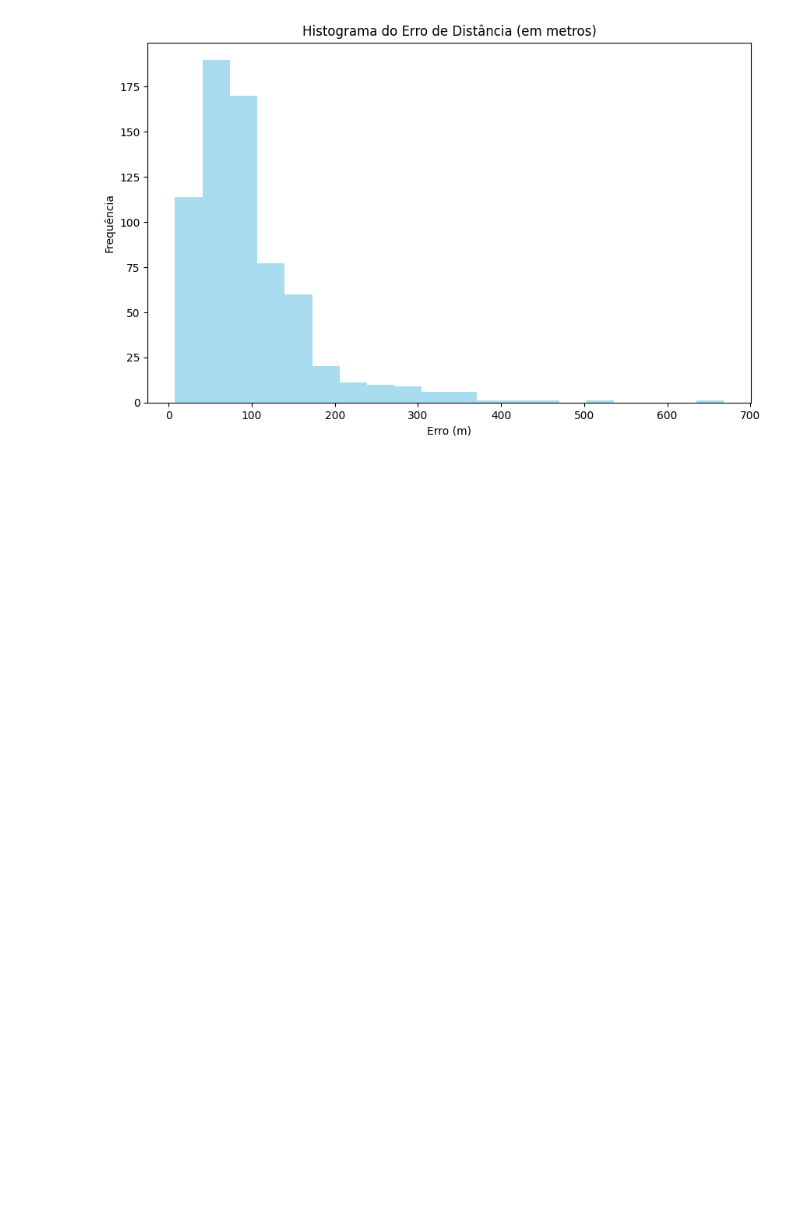
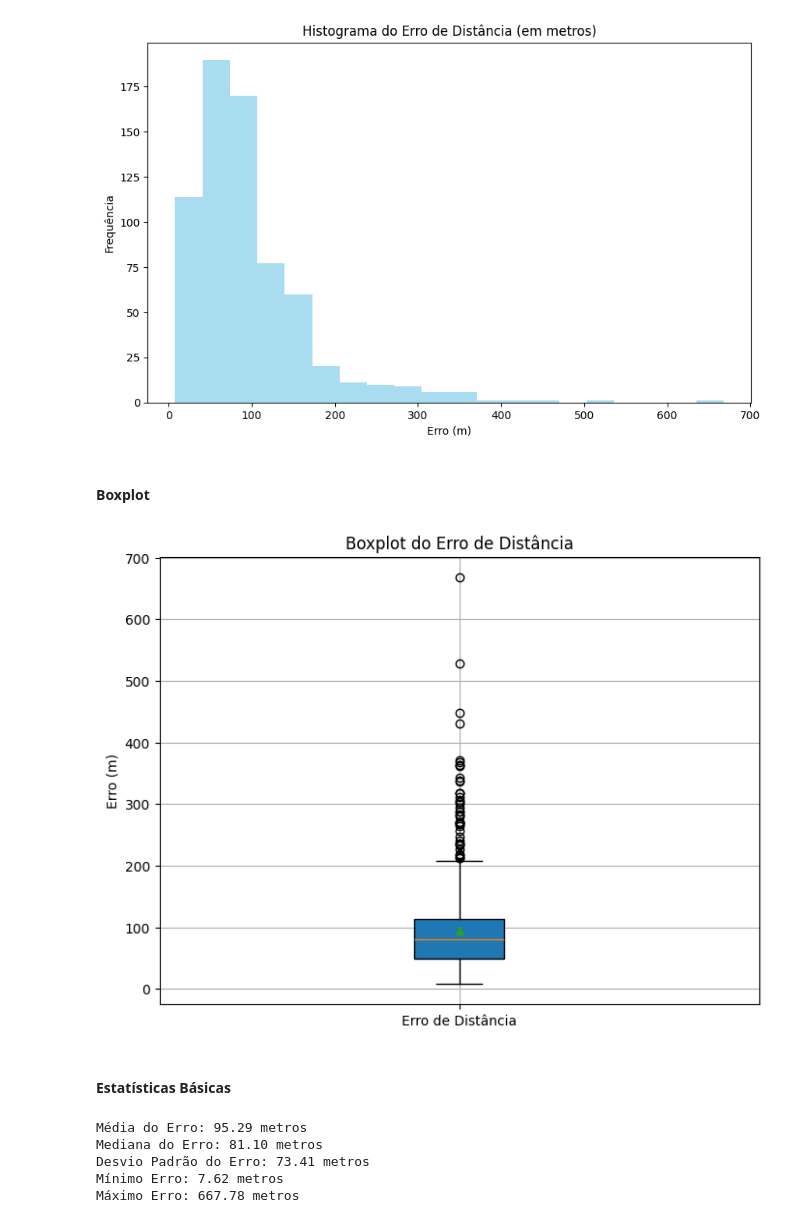
Before and after one commit to BiancaCarneiro/RSS-trilateration, a Jupyter notebook: notebooks/knn_trailateration.ipynb, the cells around one changed output. Drawn from its saved outputs; the diff is of its cells as text; code cells hidden in the pictures; blank space fills up the shorter version.

```diff
--- a/notebooks/knn_trailateration.ipynb
+++ b/notebooks/knn_trailateration.ipynb
@@ -183,3 +185,48 @@ plt.ylabel('Frequência')
 plt.show()
 # %% [output]
 [figure]
+# %% [markdown]
+#### Boxplot
+# %%
+import matplotlib.pyplot as plt
+import numpy as np
+
+# Usando Haversine para calcular erros em metros e não em graus
+erros = [haversine(lat_true[i], lon_true[i], lat_pred[i], lon_pred[i]) for i in range(len(lat_true))]
+
+# Plotando o boxplot dos erros
+plt.figure(figsize=(8, 6))
+plt.boxplot(erros, vert=True, patch_artist=True, showmeans=True)
+plt.title('Boxplot do Erro de Distância')
+plt.ylabel('Erro (m)')
+plt.xticks([1], ['Erro de Distância'])
+plt.grid(True)
+plt.show()
+# %% [output]
+[figure, added]
+# %% [markdown]
+#### Estatísticas Básicas
+# %%
+import numpy as np
+
+# Calculando estatísticas básicas dos erros
+media_erro = np.mean(erros)
+mediana_erro = np.median(erros)
+desvio_padrao_erro = np.std(erros)
+min_erro = np.min(erros)
+max_erro = np.max(erros)
+q1_erro = np.percentile(erros, 25)
+q3_erro = np.percentile(erros, 75)
+
+# Exibindo as estatísticas
+print(f"Média do Erro: {media_erro:.2f} metros")
+print(f"Mediana do Erro: {mediana_erro:.2f} metros")
+print(f"Desvio Padrão do Erro: {desvio_padrao_erro:.2f} metros")
+print(f"Mínimo Erro: {min_erro:.2f} metros")
+print(f"Máximo Erro: {max_erro:.2f} metros")
+# %% [output]
+Média do Erro: 95.29 metros
+Mediana do Erro: 81.10 metros
+Desvio Padrão do Erro: 73.41 metros
+Mínimo Erro: 7.62 metros
+Máximo Erro: 667.78 metros
```
Also changed, not shown: parts of 1 cell of this notebook.
